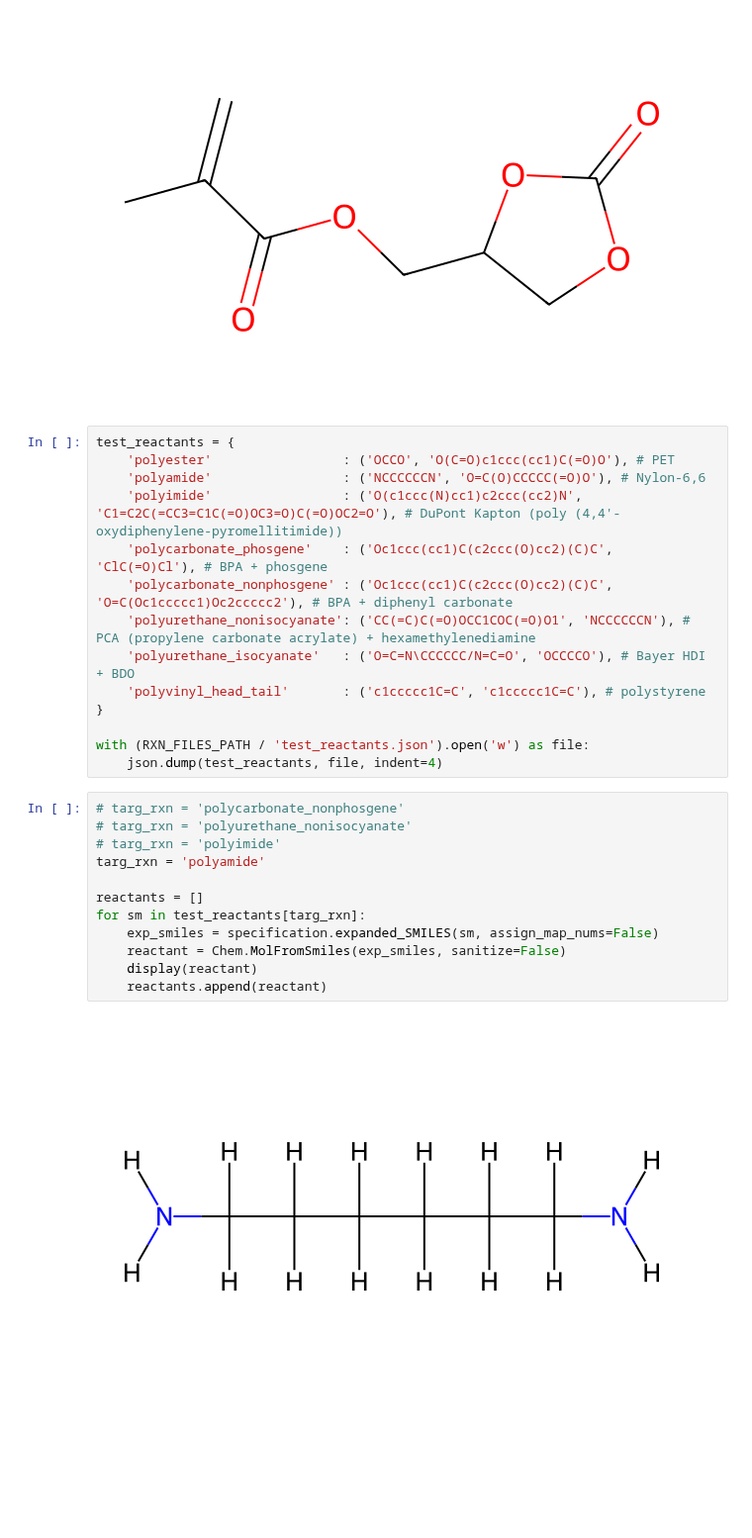
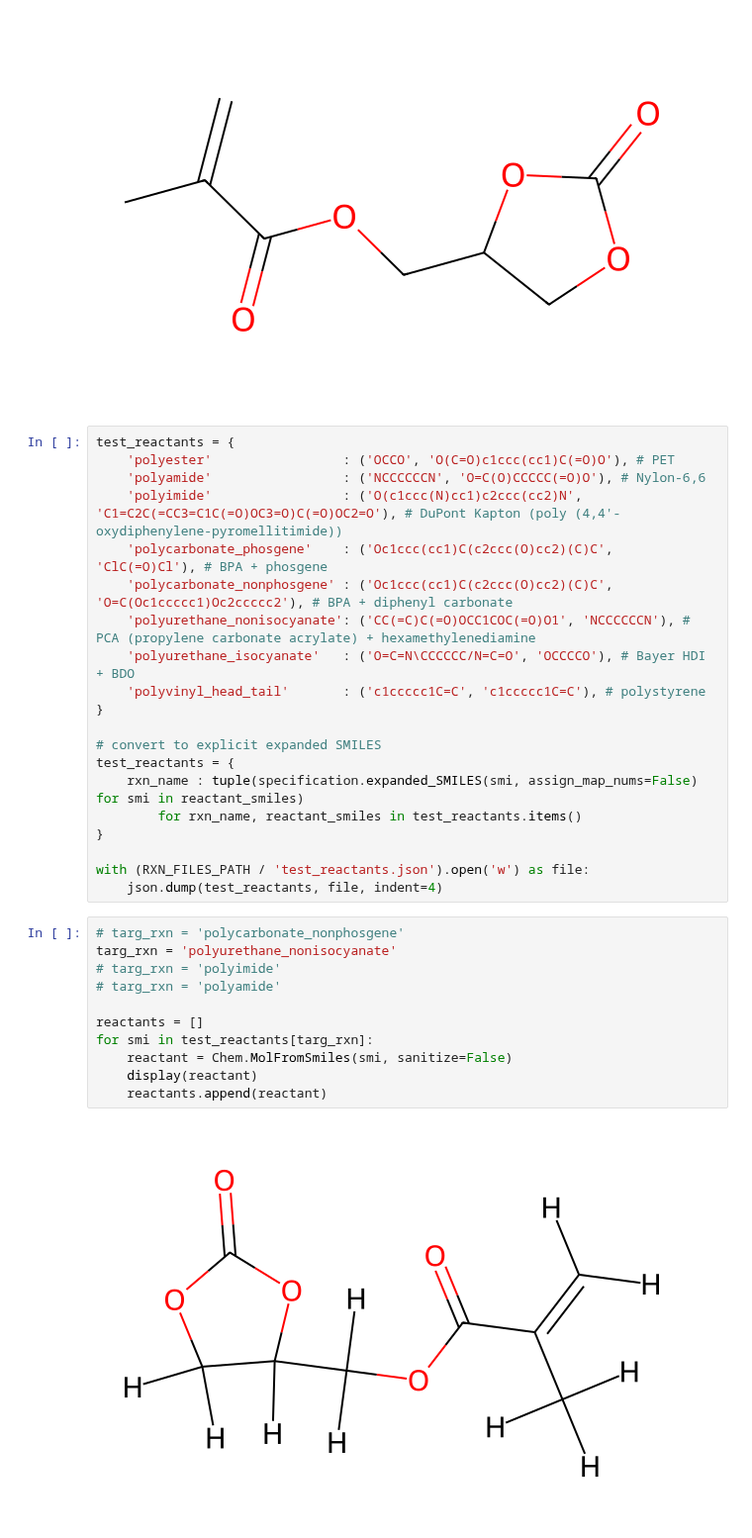
Before and after one commit to timbernat/NREL_polymers, a Jupyter notebook: reaction_def.ipynb, the cells around one changed output. Shown at 99% size. Cells and saved outputs as stored; diff of their text form; blank space fills up the shorter version.

Commit message:
Moved stereochemistry tinkering to testing.ipynb, regenerated test_reactants.json with expanded SMILES

```diff
--- a/reaction_def.ipynb
+++ b/reaction_def.ipynb
@@ -346,19 +316,24 @@ test_reactants = {
     'polyvinyl_head_tail'       : ('c1ccccc1C=C', 'c1ccccc1C=C'), # polystyrene
 }
 
+# convert to explicit expanded SMILES
+test_reactants = {
+    rxn_name : tuple(specification.expanded_SMILES(smi, assign_map_nums=False) for smi in reactant_smiles)
+        for rxn_name, reactant_smiles in test_reactants.items()
+}
+
 with (RXN_FILES_PATH / 'test_reactants.json').open('w') as file:
     json.dump(test_reactants, file, indent=4)
 # %%
 # targ_rxn = 'polycarbonate_nonphosgene'
-# targ_rxn = 'polyurethane_nonisocyanate'
+targ_rxn = 'polyurethane_nonisocyanate'
 # targ_rxn = 'polyimide'
-targ_rxn = 'polyamide'
+# targ_rxn = 'polyamide'
 
 reactants = []
-for sm in test_reactants[targ_rxn]:
-    exp_smiles = specification.expanded_SMILES(sm, assign_map_nums=False)
-    reactant = Chem.MolFromSmiles(exp_smiles, sanitize=False)
+for smi in test_reactants[targ_rxn]:
+    reactant = Chem.MolFromSmiles(smi, sanitize=False)
     display(reactant)
     reactants.append(reactant)
 # %% [output]
-[figure, old version]
+[figure, new version]
```
Also changed, not shown: parts of 14 cells of this notebook, 2 other files.
